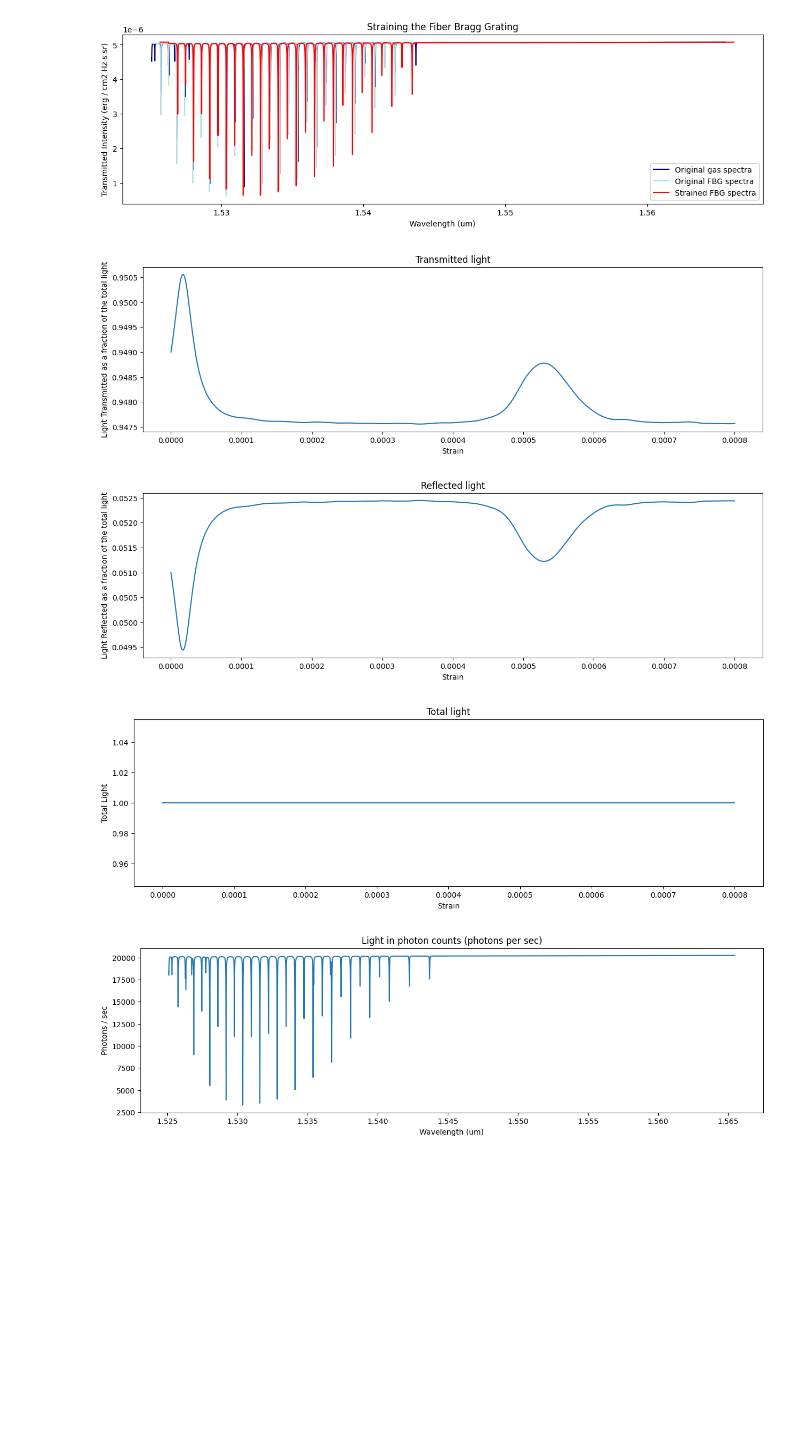
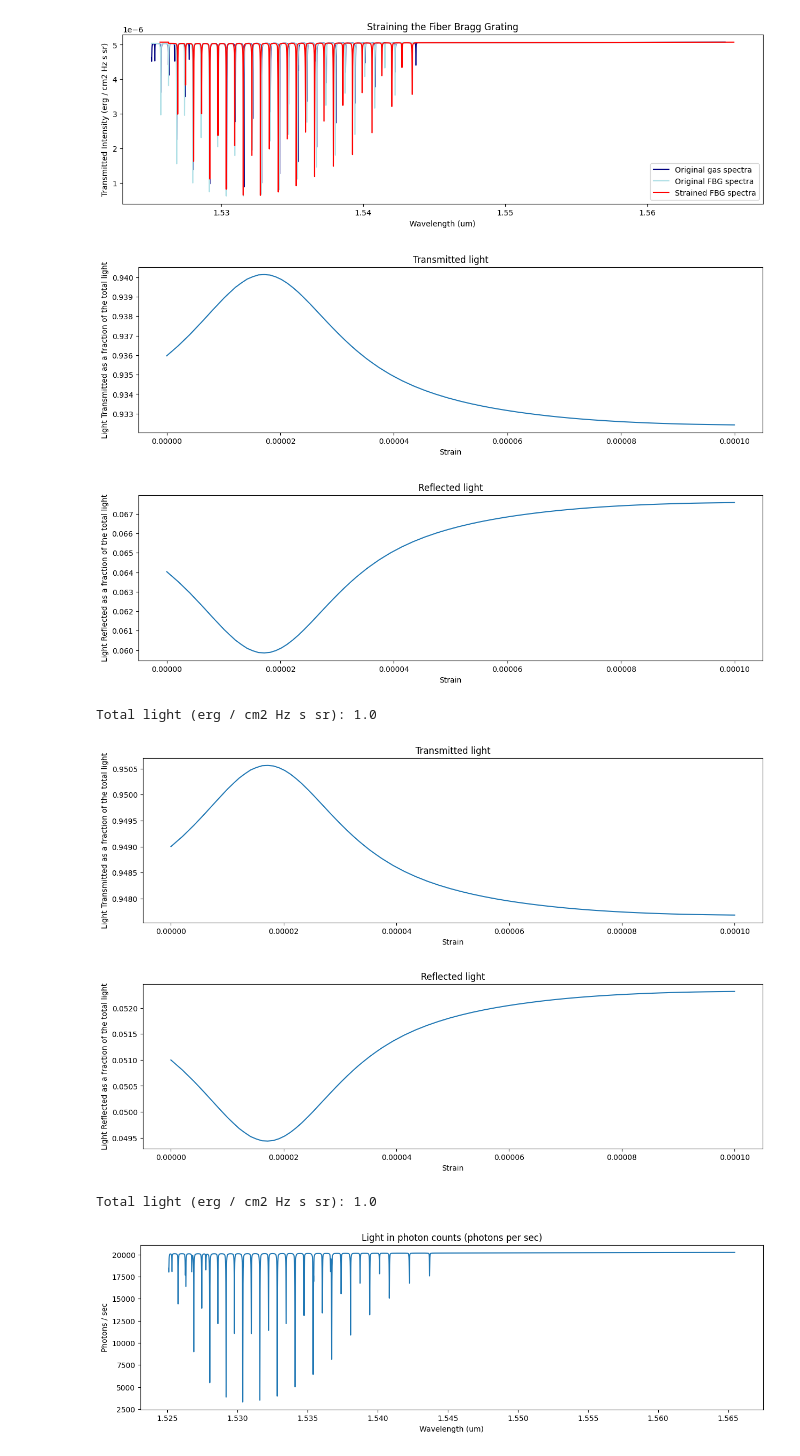
Before and after one commit to SAIL-Labs/FBG-Sensor, a Jupyter notebook: scratch_SimulatingCode_FBG.ipynb, the cells around one changed output. Cells and saved outputs as stored; diff of their text form; code cells hidden in the pictures; blank space fills up the shorter version.

```diff
--- a/scratch_SimulatingCode_FBG.ipynb
+++ b/scratch_SimulatingCode_FBG.ipynb
@@ -188,19 +192,21 @@ plot_strainspectra([spectra_wav, fibre_wavelength, fibre_wavelength_new], [trans
 # %%
-# Transmitted/reflected light for different strain values
-# strain = np.linspace(0, 0.0008, 500) # takes a long time to run, else conversion to photoncounts does not work - wav, data different sizes!
+### True values
+# strain = np.linspace(0, 0.0007, 100) # takes a long time to run, else conversion to photoncounts does not work - wav, data different sizes!
 # transmittedlight, reflectedlight = correlation(strain, [spectra_wav, fibre_wavelength], spectra_data, [transmitted_intensity, transmitted_intensityFBG], 'False')
 
-# totallight = np.array(transmittedlight) + np.array(reflectedlight)
-# print(totallight[0])
 
+### Normalised values
+strain = np.linspace(0, 0.0001, 100)
+transmittedlightNorm, reflectedlightNorm = correlation(strain, [spectra_wav[0:6041], fibre_wavelength[0:6041]], spectra_data[0:6041], [transmitted_intensity[0:6041], transmitted_intensityFBG[0:6041]], 'True')
 
-# Normalised transmitted/reflected light for different strain values
-strain = np.linspace(0, 0.0008, 500)
 transmittedlightNorm, reflectedlightNorm = correlation(strain, [spectra_wav, fibre_wavelength], spectra_data, [transmitted_intensity, transmitted_intensityFBG], 'True')
 # %% [output]
-[figure, old version]
+[figure, new version]
-[figure, old version]
+[figure, new version]
+Total light (erg / cm2 Hz s sr): 1.0
-[figure, old version]
+[figure, new version]
+[figure, added]
+Total light (erg / cm2 Hz s sr): 1.0
 # %%
 #testing unit conversion function
 photoncount_persec = convert_fluxunits_to_photoncounts(spectra_wav, transmitted_intensity, 0.35, 0.000000503, 0.045, None, None)
```
Also changed, not shown: parts of 9 cells of this notebook.
